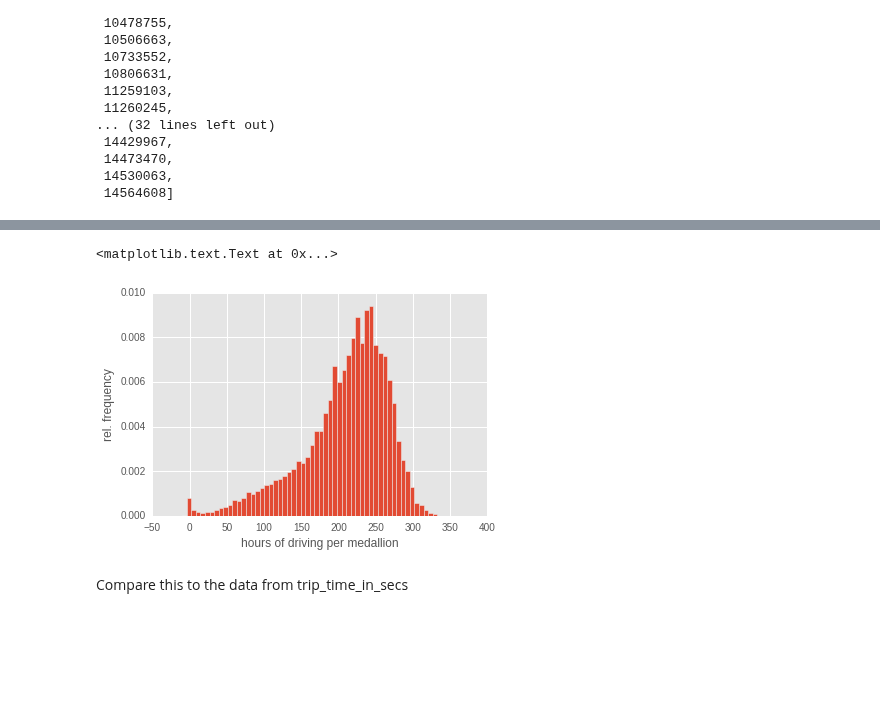
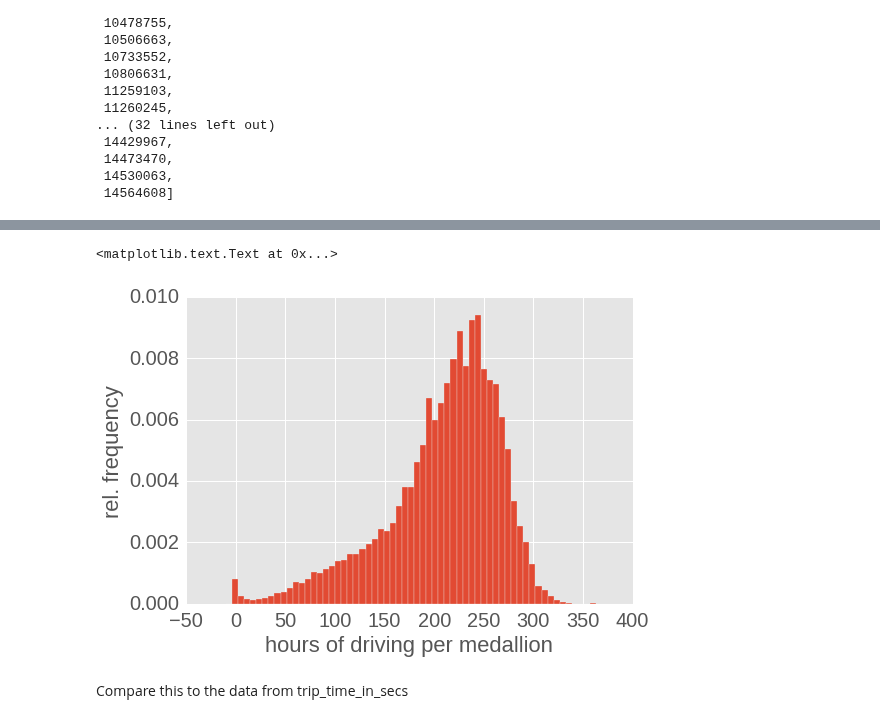
Before and after one commit to nikhase/nyc-taxi, a Jupyter notebook: monthlyDataAnalysis.ipynb, the cells around one changed output, grey strips where cells are left out. Cells and saved outputs as stored; diff of their text form; code cells hidden in the pictures; blank space fills up the shorter version.

```diff
--- a/monthlyDataAnalysis.ipynb
+++ b/monthlyDataAnalysis.ipynb
@@ -215,5 +215,7 @@ total_amount          0.000000
 dtype: float64
 # %%
 plt.figure(figsize=(40,20))
-sns.barplot(no_of_zeros.keys(), no_of_zeros.values) # only proof of concept
+sns.set_context('notebook',font_scale=5)
+seaplot = sns.barplot(no_of_zeros.keys(), no_of_zeros.values) # only proof of concept
+seaplot.set_xticklabels(seaplot.get_xticklabels(), rotation=45)
 # %% [output]
@@ -223,6 +243,7 @@ sns.barplot(no_of_zeros.keys(), no_of_zeros.values) # only proof of concept
 #plt.bar(taxidata.medallion.value_counts, height=1)
 # plt.bar(np.arange(2) ,(len(pd.unique(taxidata.medallion)), len(pd.unique(taxidata.hack_license)))) # works
 # plt.xticks('medallion', 'hack_licenses')
+sns.set_context('notebook',font_scale=2)
 sns.barplot(y=[len(pd.unique(taxidata.medallion)), len(pd.unique(taxidata.hack_license))],
             x=['medallion', 'hack_license'])
 plt.ylabel('Amount of unique entities')
@@ -244,7 +265,7 @@ taxidata.trip_duration.head()
 4   00:16:00
 Name: trip_duration, dtype: timedelta64[ns]
 # %%
-grouped = taxidata.groupby('medallion')
+medallion_grouped = taxidata.groupby('medallion')
 # %% [markdown]
 In Python 3, keys() return a Dictionary view object which does not support indexing. Therefore you need to apply a list() Wrapper around it
 # %%
@@ -507,13 +529,13 @@ taxidata.loc[list_of_neg_timedelta]
 # %%
 taxidata.loc[list_of_neg_timedelta].to_csv('drives_with_neg_timedelta_jan13.csv')
 # %%
-plt.hist(grouped.trip_duration.agg(np.sum).astype('timedelta64[h]'), range=[-10, 400],
+plt.hist(medallion_grouped.trip_duration.agg(np.sum).astype('timedelta64[h]'), range=[-10, 400],
          bins=67, normed=True, stacked=True)
 plt.xlabel('hours of driving per medallion')
 plt.ylabel('rel. frequency')
 # %% [output]
 <matplotlib.text.Text at 0x...>
-[figure, old version]
+[figure, new version]
 # %% [markdown]
 Compare this to the data from trip_time_in_secs
 # %%
```
Also changed, not shown: parts of 44 cells of this notebook.
